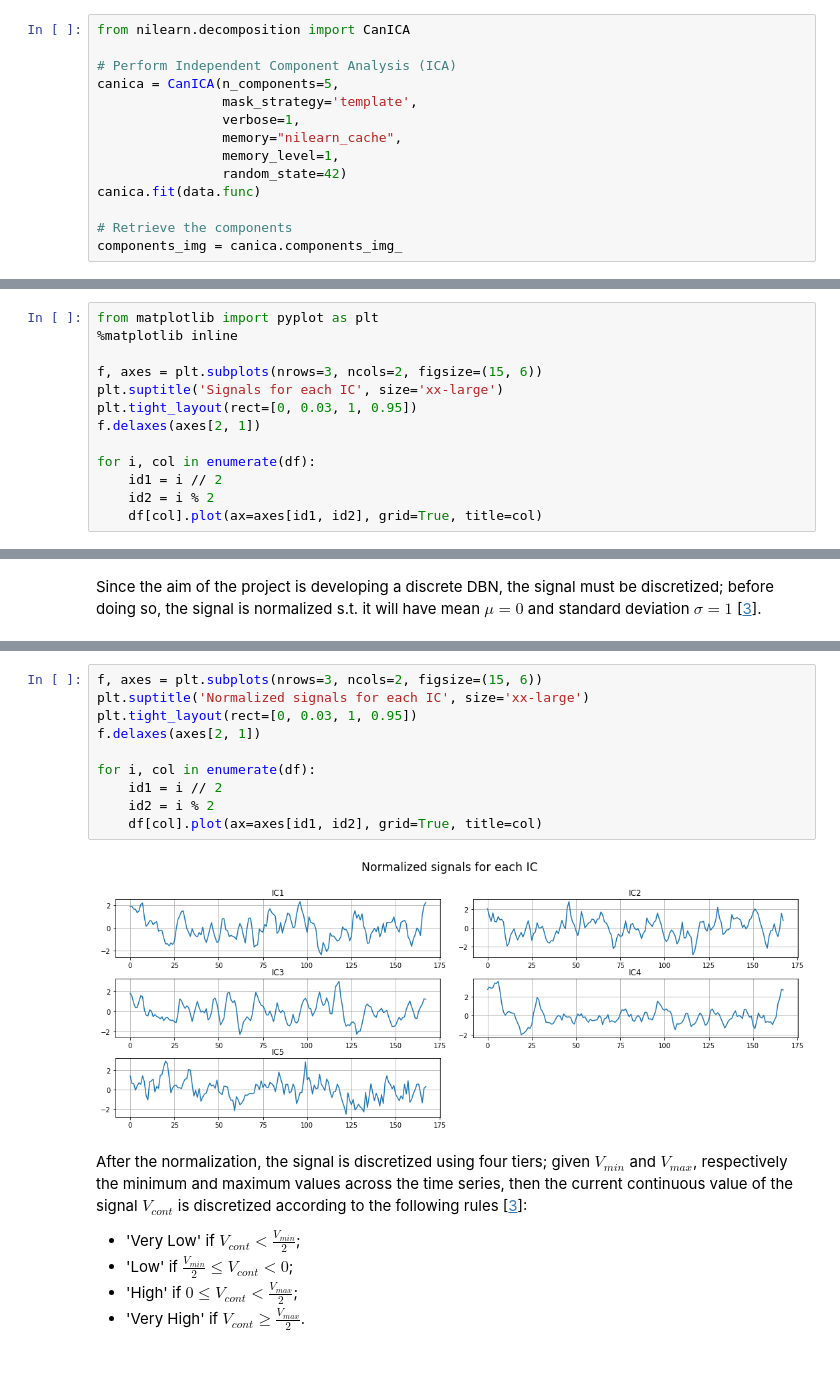
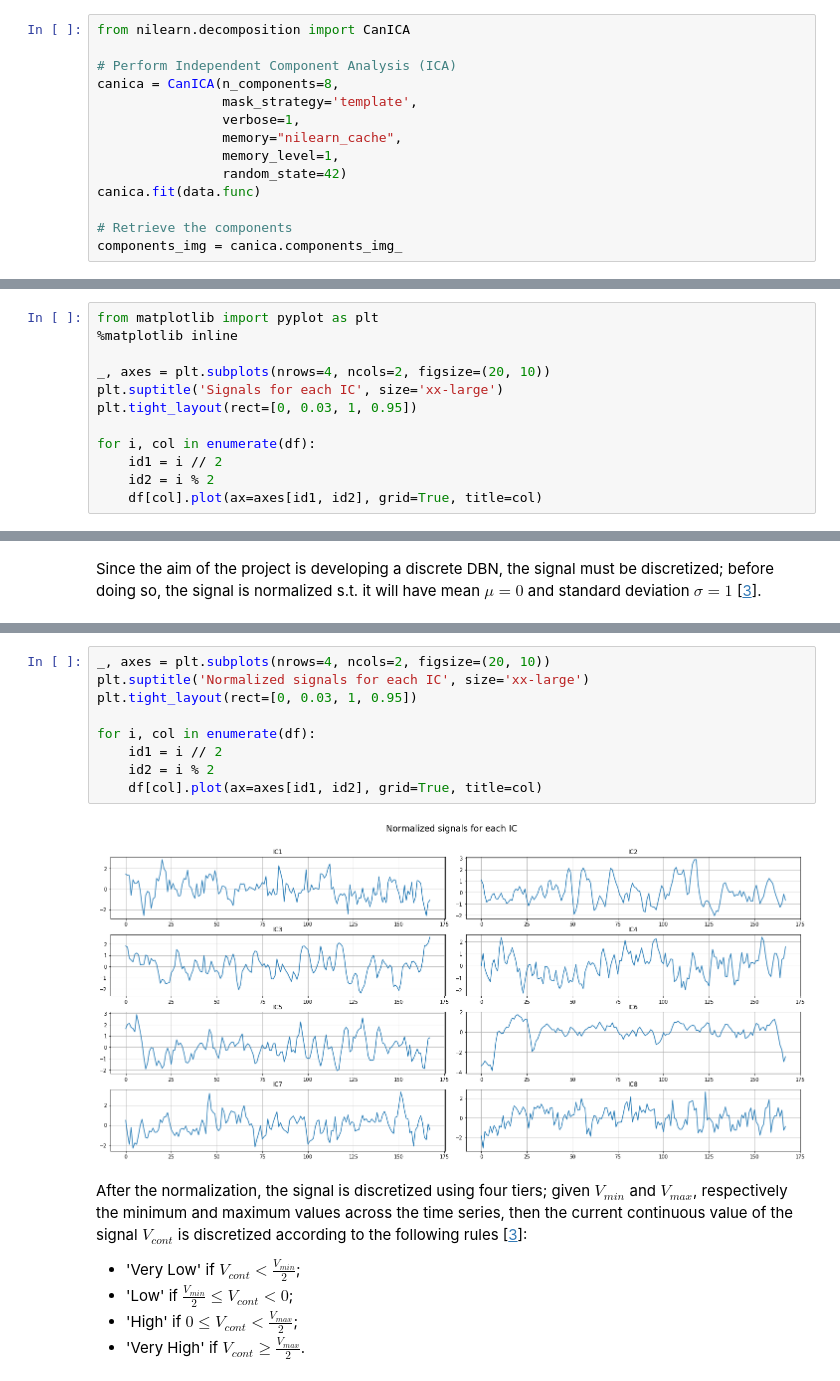
Before and after one commit to nihil21/neural-connectivity-bayesnet, a Jupyter notebook: src/neural-connectivity-bayesnet.ipynb, the cells around one changed output, grey strips where cells are left out. Drawn from its saved outputs; the diff is of its cells as text.

```diff
--- a/src/neural-connectivity-bayesnet.ipynb
+++ b/src/neural-connectivity-bayesnet.ipynb
@@ -43,7 +43,7 @@ As previously mentioned, fMRI signal is the summation of the signals coming from
 from nilearn.decomposition import CanICA
 
 # Perform Independent Component Analysis (ICA)
-canica = CanICA(n_components=5,
+canica = CanICA(n_components=8,
                 mask_strategy='template',
                 verbose=1,
                 memory="nilearn_cache",
@@ -138,10 +141,9 @@ df.head(10)
 from matplotlib import pyplot as plt
 %matplotlib inline
 
-f, axes = plt.subplots(nrows=3, ncols=2, figsize=(15, 6))
+_, axes = plt.subplots(nrows=4, ncols=2, figsize=(20, 10))
 plt.suptitle('Signals for each IC', size='xx-large')
 plt.tight_layout(rect=[0, 0.03, 1, 0.95])
-f.delaxes(axes[2, 1])
 
 for i, col in enumerate(df):
     id1 = i // 2
@@ -171,15 +173,14 @@ df.head(10)
 # %%
-f, axes = plt.subplots(nrows=3, ncols=2, figsize=(15, 6))
+_, axes = plt.subplots(nrows=4, ncols=2, figsize=(20, 10))
 plt.suptitle('Normalized signals for each IC', size='xx-large')
 plt.tight_layout(rect=[0, 0.03, 1, 0.95])
-f.delaxes(axes[2, 1])
 
 for i, col in enumerate(df):
     id1 = i // 2
     id2 = i % 2
     df[col].plot(ax=axes[id1, id2], grid=True, title=col)
 # %% [output]
-[figure, old version]
+[figure, new version]
 # %% [markdown]
 After the normalization, the signal is discretized using four tiers; given $V_{min}$ and $V_{max}$, respectively the minimum and maximum values across the time series, then the current continuous value of the signal $V_{cont}$ is discretized according to the following rules [[3](#third)]:
 - 'Very Low' if $V_{cont} \lt \frac{V_{min}}{2}$;
```
Also changed, not shown: parts of 31 cells of this notebook, 2 other files.
